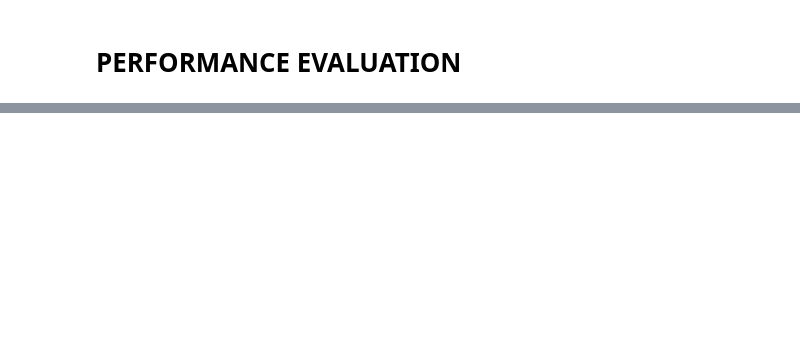
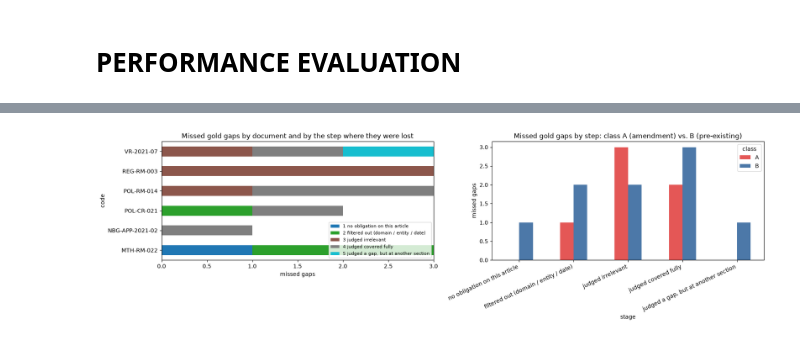
Before and after one commit to tinasikharulidze/financial_rag, a Jupyter notebook: notebooks/eval.ipynb, the cells around one changed output, grey strips where cells are left out. Drawn from its saved outputs; the diff is of its cells as text; code cells hidden in the pictures; blank space fills up the shorter version.

```diff
--- a/notebooks/eval.ipynb
+++ b/notebooks/eval.ipynb
@@ -874,0 +1627,13 @@ without source text: 0 · without context: 0
+# %%
+# --- 1. the gold gaps no finding matched --------------------------------------------------------------------
+from kg.eval.matching import article_overlap, section_match
+
+GOLD_BY_ID = {g["id"]: g for g in GOLD_ALL}
+missed = GAB[~GAB["found"]].copy()
+missed["requirement"] = missed["id"].map(lambda i: GOLD_BY_ID[i]["requirement"])
+missed["what_the_document_says"] = missed["id"].map(lambda i: GOLD_BY_ID[i]["what_the_document_says"])
+print(f"missed gold gaps: {len(missed)} of {len(GAB)} ({len(missed) / len(GAB):.0%})")
+display(missed.groupby(["code", "class"]).size().unstack(fill_value=0).assign(
+    total=lambda d: d.sum(axis=1)))
+display(missed[["id", "code", "class", "document_section", "regulation_article", "requirement"]]
+        .sort_values(["code", "id"]).reset_index(drop=True))
@@ -874,0 +1801,18 @@ without source text: 0 · without context: 0
+# %%
+# --- 4. charts: where the missed gaps are lost, per document and per class --------------------------------
+present = [s for s in STAGES if s in set(M["stage"])]
+fig, axes = plt.subplots(1, 2, figsize=(17, 5))
+
+by_doc = pd.crosstab(M["code"], M["stage"]).reindex(columns=present, fill_value=0)
+by_doc.plot(kind="barh", stacked=True, ax=axes[0], colormap="tab10")
+axes[0].set_title("Missed gold gaps by document and by the step where they were lost")
+axes[0].set_xlabel("missed gaps"); axes[0].legend(fontsize=8, loc="lower right")
+
+by_cls = pd.crosstab(M["stage"], M["class"]).reindex(index=present, fill_value=0)
+by_cls.plot(kind="bar", ax=axes[1], color=["#E45756", "#4C78A8"])
+axes[1].set_title("Missed gold gaps by step: class A (amendment) vs. B (pre-existing)")
+axes[1].set_xticklabels([s.split(" ", 1)[1] for s in present], rotation=25, ha="right")
+axes[1].set_ylabel("missed gaps")
+plt.tight_layout(); plt.show()
+# %% [output]
+[figure, added]
```
Also changed, not shown: parts of 27 cells of this notebook, 45 other files.
